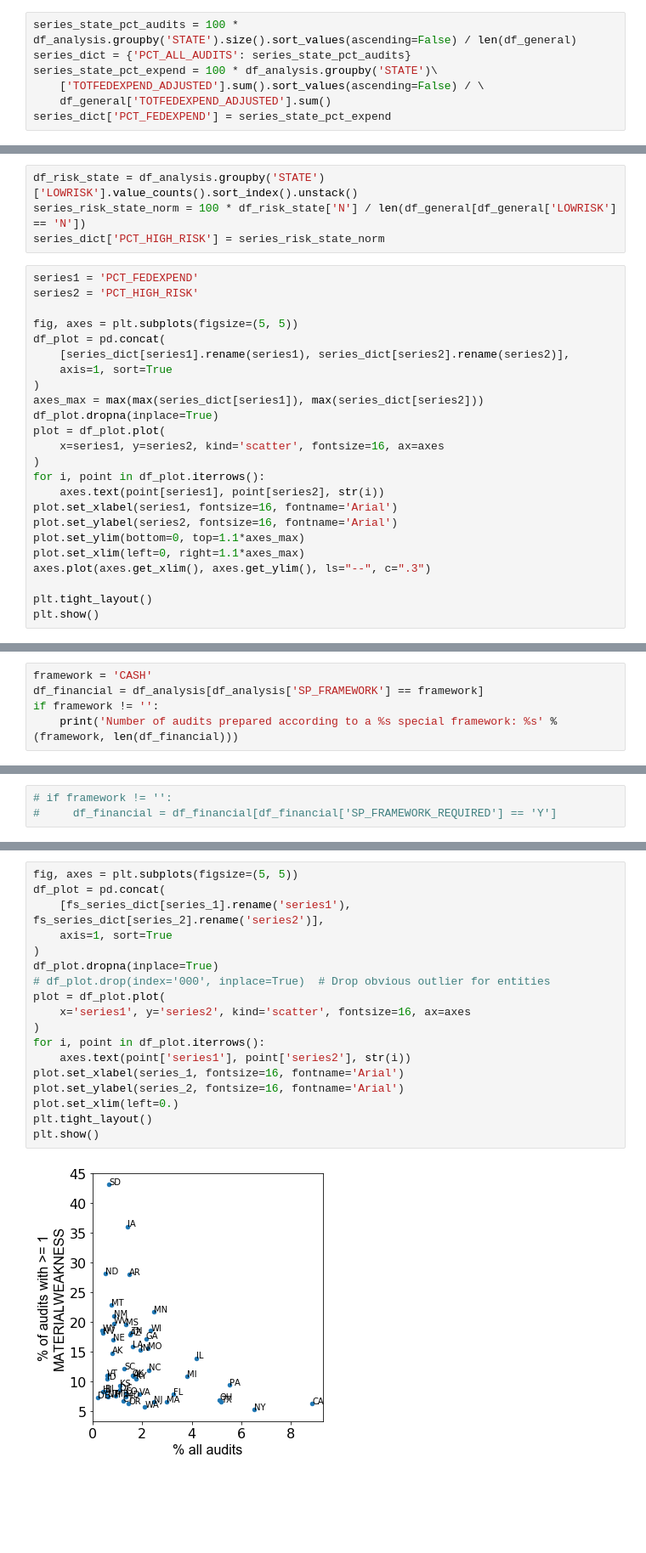
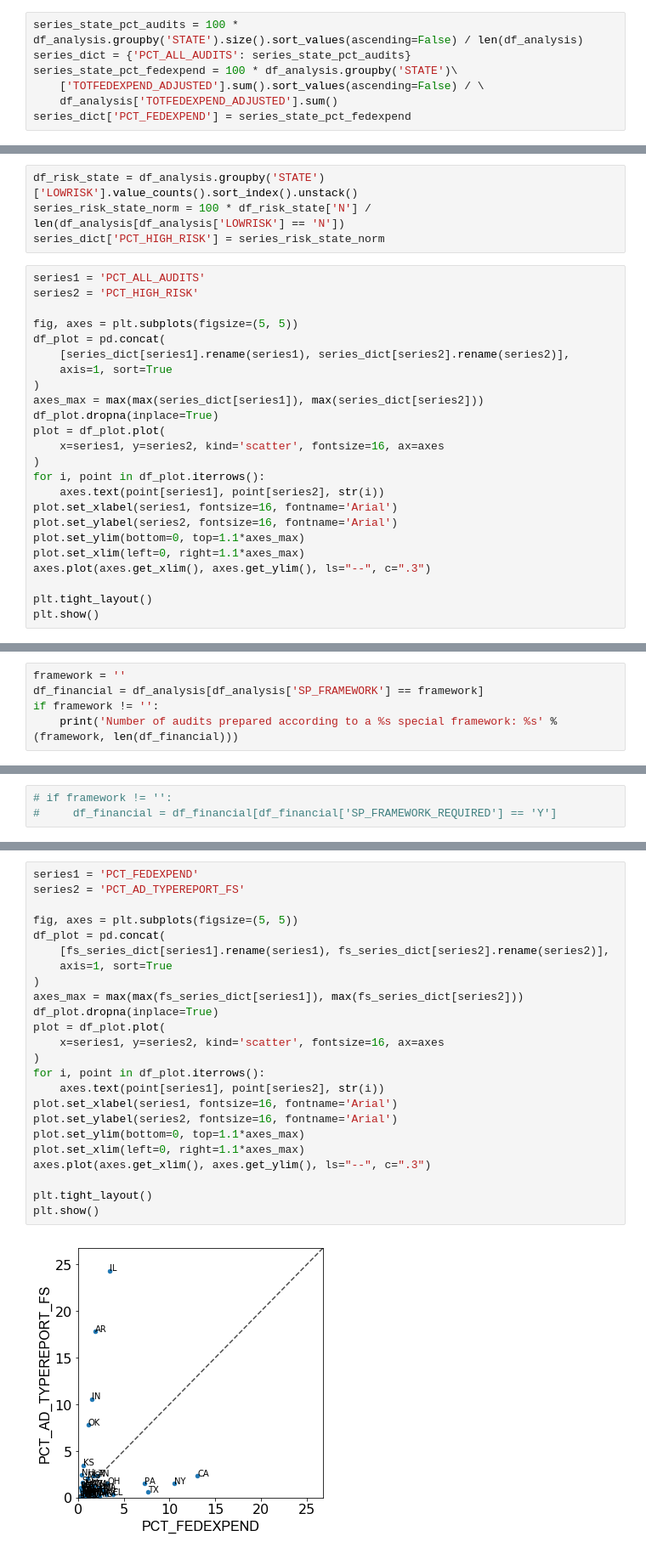
Before and after one commit to ihwang/fac, a Jupyter notebook: general_trends_states.ipynb, the cells around one changed output, grey strips where cells are left out. Shown at 85% size. Saved outputs shown, nothing was run; the diff lists cells and outputs as text; blank space fills up the shorter version.

Commit message:
Finally cleaned up the financial audits for states

```diff
--- a/general_trends_states.ipynb
+++ b/general_trends_states.ipynb
@@ -35,20 +35,20 @@ df_analysis = df_general[~df_general['STATE'].isin(['AS','MP','FM','PR','GU','PW
 # %% [markdown]
 ## Calculate relative numbers of audits and total expenditure
 # %%
-series_state_pct_audits = 100 * df_analysis.groupby('STATE').size().sort_values(ascending=False) / len(df_general)
+series_state_pct_audits = 100 * df_analysis.groupby('STATE').size().sort_values(ascending=False) / len(df_analysis)
 series_dict = {'PCT_ALL_AUDITS': series_state_pct_audits}
-series_state_pct_expend = 100 * df_analysis.groupby('STATE')\
+series_state_pct_fedexpend = 100 * df_analysis.groupby('STATE')\
     ['TOTFEDEXPEND_ADJUSTED'].sum().sort_values(ascending=False) / \
-    df_general['TOTFEDEXPEND_ADJUSTED'].sum()
-series_dict['PCT_FEDEXPEND'] = series_state_pct_expend
+    df_analysis['TOTFEDEXPEND_ADJUSTED'].sum()
+series_dict['PCT_FEDEXPEND'] = series_state_pct_fedexpend
 # %% [markdown]
 ## Risk
 # %%
 df_risk_state = df_analysis.groupby('STATE')['LOWRISK'].value_counts().sort_index().unstack()
-series_risk_state_norm = 100 * df_risk_state['N'] / len(df_general[df_general['LOWRISK'] == 'N'])
+series_risk_state_norm = 100 * df_risk_state['N'] / len(df_analysis[df_analysis['LOWRISK'] == 'N'])
 series_dict['PCT_HIGH_RISK'] = series_risk_state_norm
 # %%
-series1 = 'PCT_FEDEXPEND'
+series1 = 'PCT_ALL_AUDITS'
 series2 = 'PCT_HIGH_RISK'
 
 fig, axes = plt.subplots(figsize=(5, 5))
@@ -84,7 +84,7 @@ set(df_analysis['SP_FRAMEWORK'])
 # %% [markdown]
 Filter data based on a particular basis of accounting framework
 # %%
-framework = 'CASH'
+framework = ''
 df_financial = df_analysis[df_analysis['SP_FRAMEWORK'] == framework]
 if framework != '':
     print('Number of audits prepared according to a %s special framework: %s' %(framework, len(df_financial)))
@@ -158,21 +159,27 @@ series_2 = '% of audits with >= 1\nMATERIALWEAKNESS'
 # %%
+series1 = 'PCT_FEDEXPEND'
+series2 = 'PCT_AD_TYPEREPORT_FS'
+
 fig, axes = plt.subplots(figsize=(5, 5))
 df_plot = pd.concat(
-    [fs_series_dict[series_1].rename('series1'), fs_series_dict[series_2].rename('series2')],
+    [fs_series_dict[series1].rename(series1), fs_series_dict[series2].rename(series2)],
     axis=1, sort=True
 )
+axes_max = max(max(fs_series_dict[series1]), max(fs_series_dict[series2]))
 df_plot.dropna(inplace=True)
-# df_plot.drop(index='000', inplace=True)  # Drop obvious outlier for entities
 plot = df_plot.plot(
-    x='series1', y='series2', kind='scatter', fontsize=16, ax=axes
+    x=series1, y=series2, kind='scatter', fontsize=16, ax=axes
 )
 for i, point in df_plot.iterrows():
-    axes.text(point['series1'], point['series2'], str(i))
-plot.set_xlabel(series_1, fontsize=16, fontname='Arial')
-plot.set_ylabel(series_2, fontsize=16, fontname='Arial')
-plot.set_xlim(left=0.)
+    axes.text(point[series1], point[series2], str(i))
+plot.set_xlabel(series1, fontsize=16, fontname='Arial')
+plot.set_ylabel(series2, fontsize=16, fontname='Arial')
+plot.set_ylim(bottom=0, top=1.1*axes_max)
+plot.set_xlim(left=0, right=1.1*axes_max)
+axes.plot(axes.get_xlim(), axes.get_ylim(), ls="--", c=".3")
+
 plt.tight_layout()
 plt.show()
 # %% [output]
-[figure, old version]
+[figure, new version]
 # %%
```
Also changed, not shown: parts of 9 cells of this notebook.
